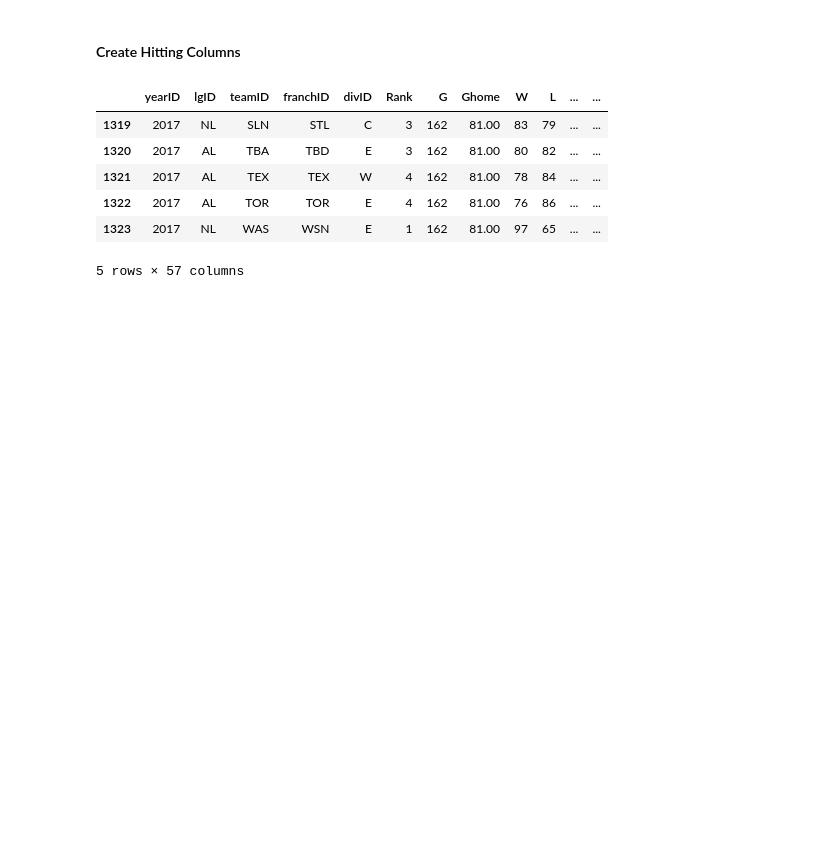
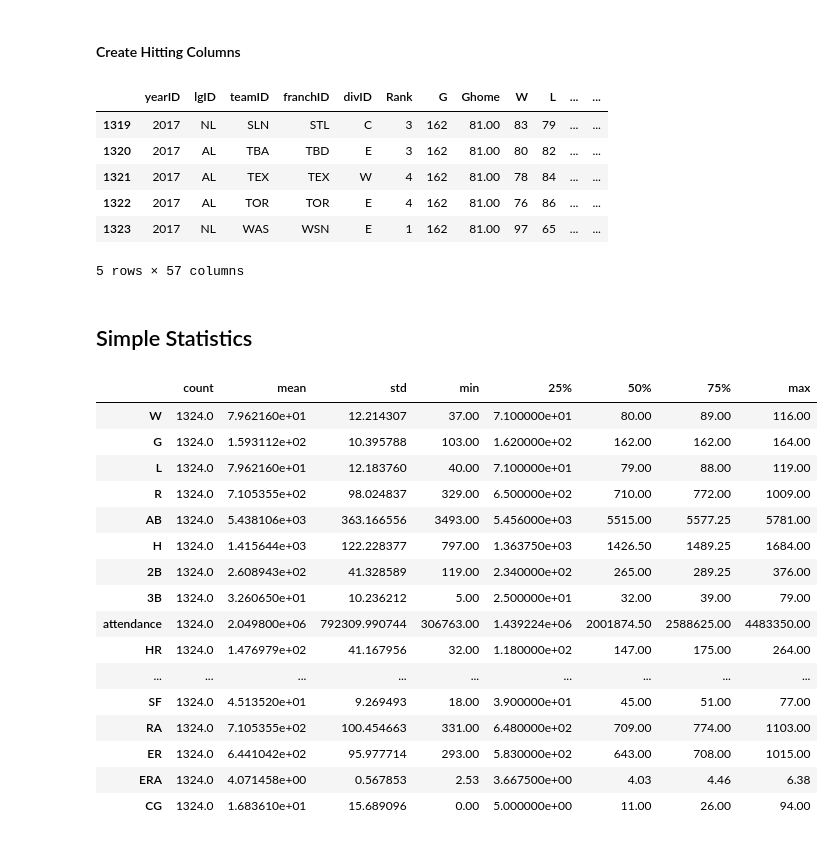
Before and after one commit to georgesturrock/7331_Lab1, a Jupyter notebook: Team2_Lab1.ipynb, the cells around one changed output. Saved outputs shown, nothing was run; the diff lists cells and outputs as text; code cells hidden in the pictures; blank space fills up the shorter version.

Commit message:
added statistics section

```diff
--- a/Team2_Lab1.ipynb
+++ b/Team2_Lab1.ipynb
@@ -347,3 +347,26 @@ teams2Plus.tail()
 | 1322 | 2017 | AL | TOR | TOR | E | 4 | 162 | 81.00 | 76 | 86 | ... | ... |
 | 1323 | 2017 | NL | WAS | WSN | E | 1 | 162 | 81.00 | 97 | 65 | ... | ... |
 5 rows × 57 columns
+# %% [markdown]
+## Simple Statistics
+# %%
+statsdf = teams2[['W' , 'G', 'L' , 'R' , 'AB', 'H', '2B', '3B','attendance' ,'HR', 'BB', 'SO', 'SB', 'CS', 'HBP', 'SF', 'RA', 'ER', 'ERA', 'CG']]
+statsdf.describe().transpose()
+# %% [output]
+|  | count | mean | std | min | 25% | 50% | 75% | max |
+| W | 1324.0 | 7.962160e+01 | 12.214307 | 37.00 | 7.100000e+01 | 80.00 | 89.00 | 116.00 |
+| G | 1324.0 | 1.593112e+02 | 10.395788 | 103.00 | 1.620000e+02 | 162.00 | 162.00 | 164.00 |
+| L | 1324.0 | 7.962160e+01 | 12.183760 | 40.00 | 7.100000e+01 | 79.00 | 88.00 | 119.00 |
+| R | 1324.0 | 7.105355e+02 | 98.024837 | 329.00 | 6.500000e+02 | 710.00 | 772.00 | 1009.00 |
+| AB | 1324.0 | 5.438106e+03 | 363.166556 | 3493.00 | 5.456000e+03 | 5515.00 | 5577.25 | 5781.00 |
+| H | 1324.0 | 1.415644e+03 | 122.228377 | 797.00 | 1.363750e+03 | 1426.50 | 1489.25 | 1684.00 |
+| 2B | 1324.0 | 2.608943e+02 | 41.328589 | 119.00 | 2.340000e+02 | 265.00 | 289.25 | 376.00 |
+| 3B | 1324.0 | 3.260650e+01 | 10.236212 | 5.00 | 2.500000e+01 | 32.00 | 39.00 | 79.00 |
+| attendance | 1324.0 | 2.049800e+06 | 792309.990744 | 306763.00 | 1.439224e+06 | 2001874.50 | 2588625.00 | 4483350.00 |
+| HR | 1324.0 | 1.476979e+02 | 41.167956 | 32.00 | 1.180000e+02 | 147.00 | 175.00 | 264.00 |
+| ... | ... | ... | ... | ... | ... | ... | ... | ... |
+| SF | 1324.0 | 4.513520e+01 | 9.269493 | 18.00 | 3.900000e+01 | 45.00 | 51.00 | 77.00 |
+| RA | 1324.0 | 7.105355e+02 | 100.454663 | 331.00 | 6.480000e+02 | 709.00 | 774.00 | 1103.00 |
+| ER | 1324.0 | 6.441042e+02 | 95.977714 | 293.00 | 5.830000e+02 | 643.00 | 708.00 | 1015.00 |
+| ERA | 1324.0 | 4.071458e+00 | 0.567853 | 2.53 | 3.667500e+00 | 4.03 | 4.46 | 6.38 |
+| CG | 1324.0 | 1.683610e+01 | 15.689096 | 0.00 | 5.000000e+00 | 11.00 | 26.00 | 94.00 |
```
Also changed, not shown: parts of 4 cells of this notebook.
